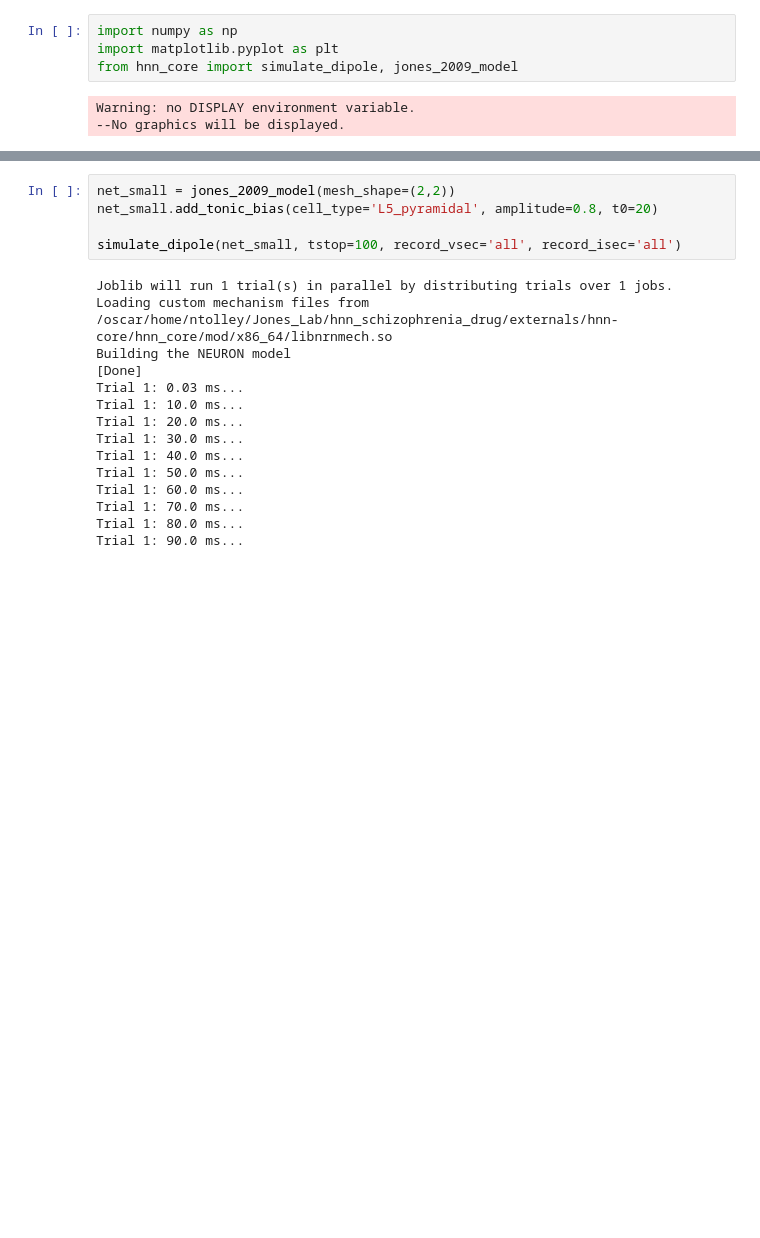
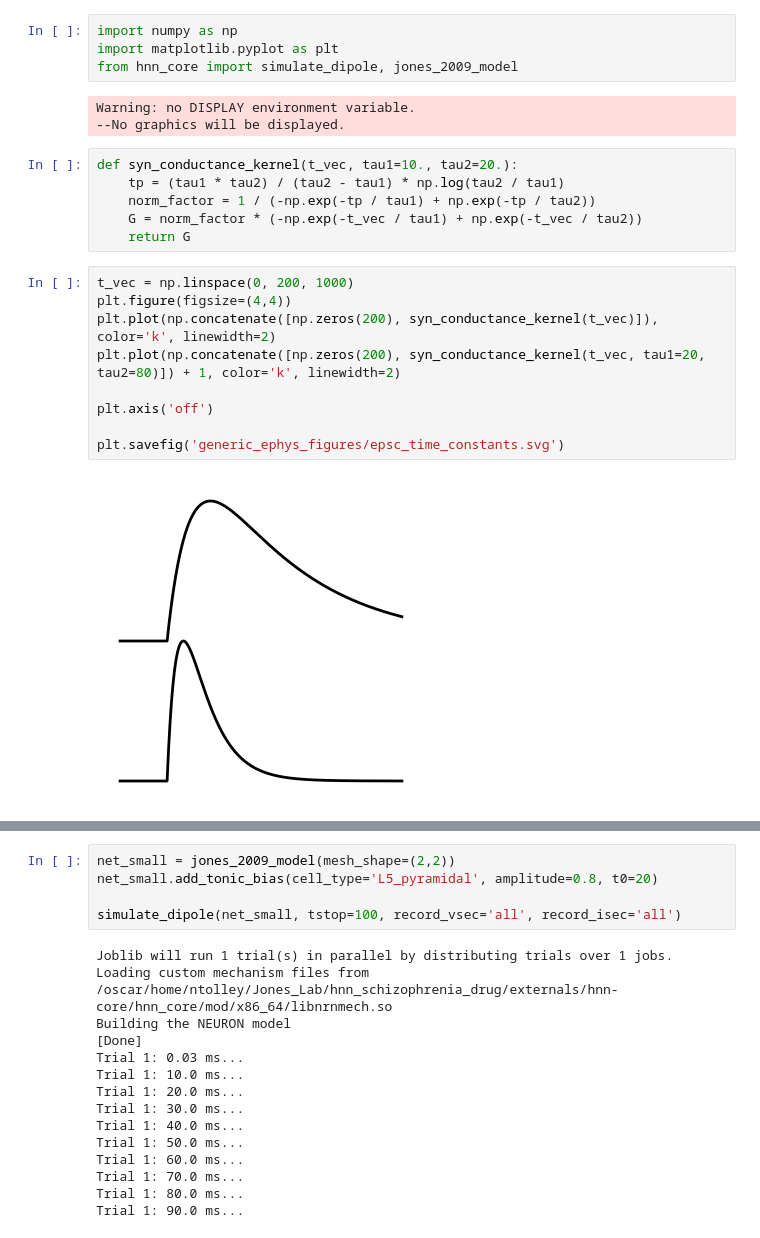
Before and after one commit to ntolley/dendractor, a Jupyter notebook: figures/plot_generic_ephys.ipynb, the cells around one changed output, grey strips where cells are left out. Drawn from its saved outputs; the diff is of its cells as text; blank space fills up the shorter version.

```diff
--- a/figures/plot_generic_ephys.ipynb
+++ b/figures/plot_generic_ephys.ipynb
@@ -5,3 +5,20 @@ from hnn_core import simulate_dipole, jones_2009_model
 # %% [output]
 Warning: no DISPLAY environment variable.
 --No graphics will be displayed.
+# %%
+def syn_conductance_kernel(t_vec, tau1=10., tau2=20.):
+    tp = (tau1 * tau2) / (tau2 - tau1) * np.log(tau2 / tau1)
+    norm_factor = 1 / (-np.exp(-tp / tau1) + np.exp(-tp / tau2))
+    G = norm_factor * (-np.exp(-t_vec / tau1) + np.exp(-t_vec / tau2))
+    return G
+# %%
+t_vec = np.linspace(0, 200, 1000)
+plt.figure(figsize=(4,4))
+plt.plot(np.concatenate([np.zeros(200), syn_conductance_kernel(t_vec)]), color='k', linewidth=2)
+plt.plot(np.concatenate([np.zeros(200), syn_conductance_kernel(t_vec, tau1=20, tau2=80)]) + 1, color='k', linewidth=2)
+
+plt.axis('off')
+
+plt.savefig('generic_ephys_figures/epsc_time_constants.svg')
+# %% [output]
+[figure, added]
```
Also changed, not shown: parts of 2 cells of this notebook, 11 other files.
